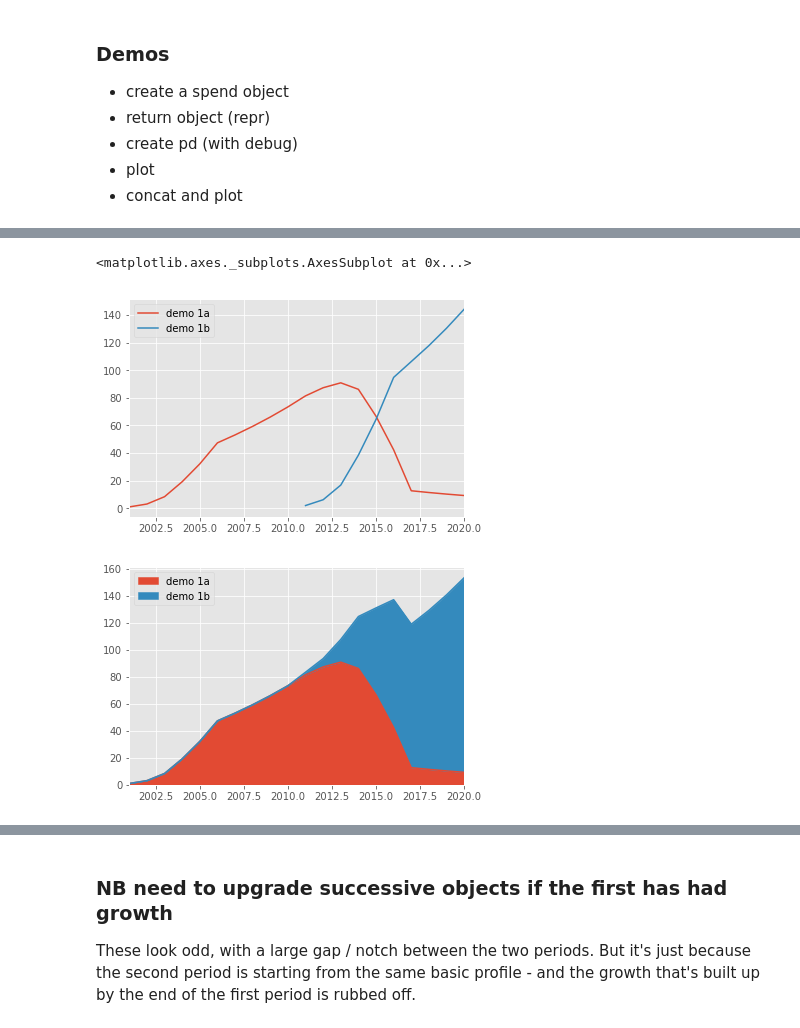
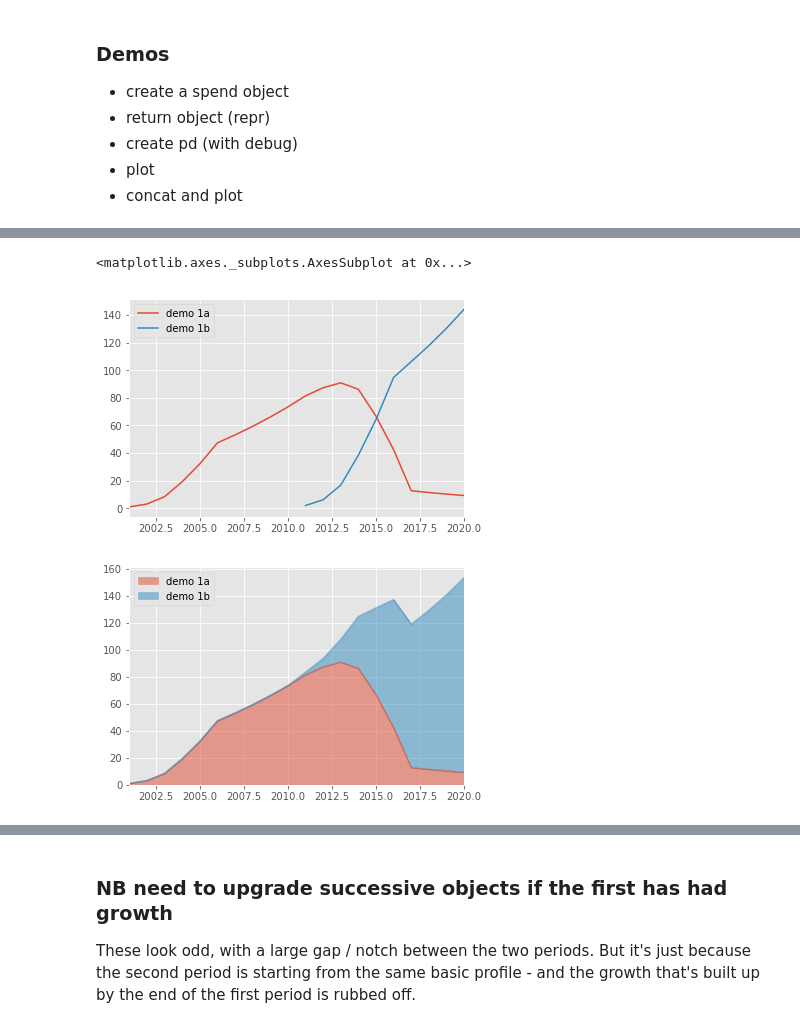
Before and after one commit to opi9a/data_accelerator, a Jupyter notebook: spend_main_dev.ipynb, the cells around one changed output, grey strips where cells are left out. Drawn from its saved outputs; the diff is of its cells as text; code cells hidden in the pictures.

```diff
--- a/spend_main_dev.ipynb
+++ b/spend_main_dev.ipynb
@@ -191,14 +267,14 @@ test_profile1 = np.array([1]*5)
 # %%
 demo_1a = SpendObject(test_profile, 2001, 2010, 0.1, -0.1, 1, "demo 1a")
 pd_1a = demo_1a.get_pd(20, debug=False)
 
 demo_1b = SpendObject(test_profile, 2011, 2020, 0.1, -0.1, 2, "demo 1b")
 pd_1b = demo_1b.get_pd(10, debug=False)
 
 pd.concat([pd_1a, pd_1b], axis=1).plot()
 
-pd.concat([pd_1a, pd_1b], axis=1).plot(kind="area", stacked=True)
+pd.concat([pd_1a, pd_1b], axis=1).plot(kind="area", stacked=True, alpha=0.5)
 # %% [output]
 <matplotlib.axes._subplots.AxesSubplot at 0x...>
 [figure]
-[figure, old version]
+[figure, new version]
```
Also changed, not shown: parts of 12 cells of this notebook.
